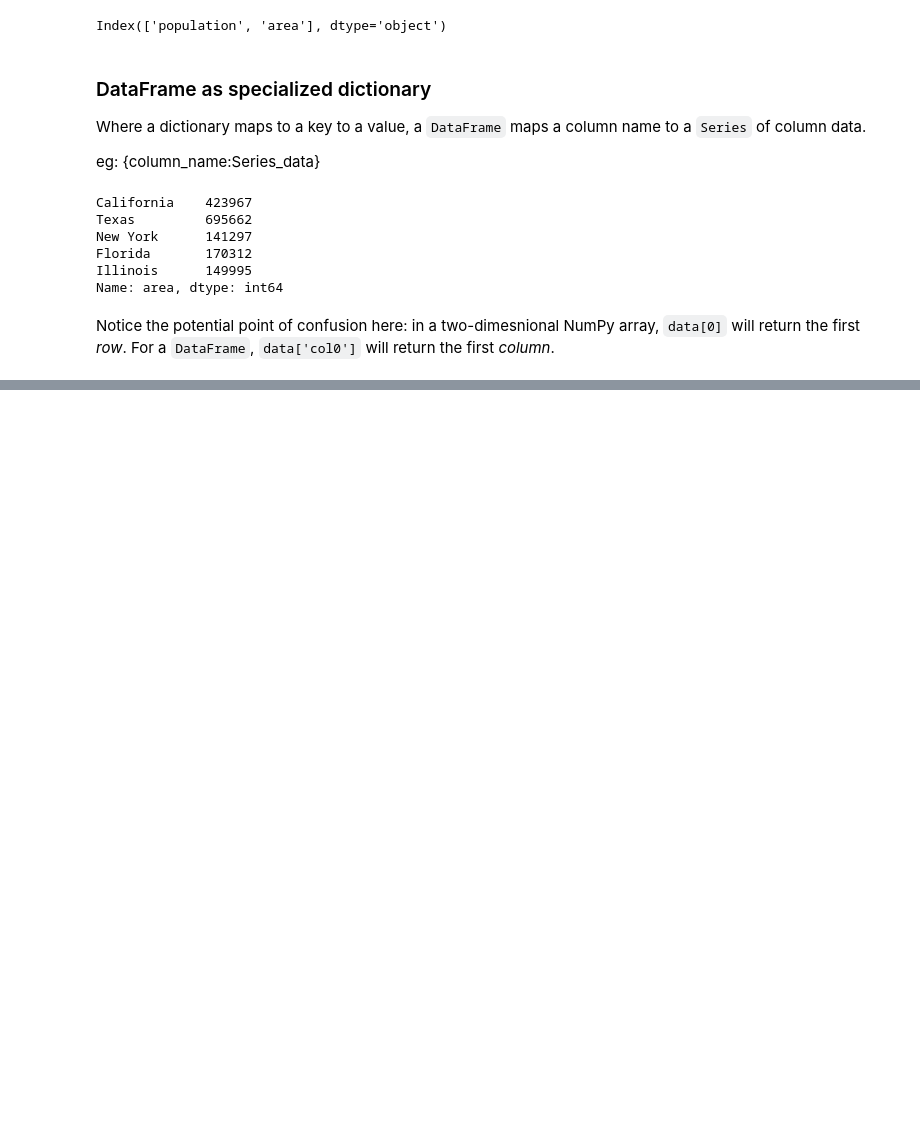
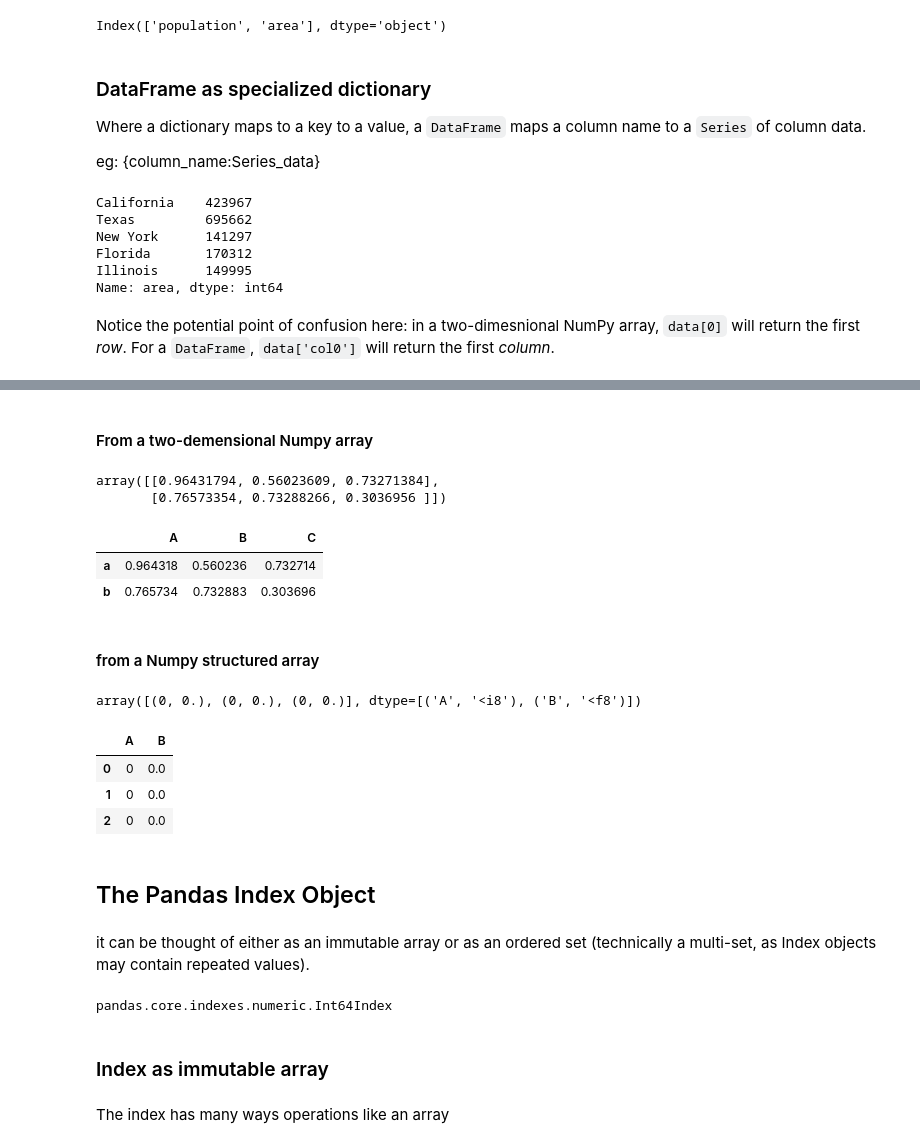
Before and after one commit to Laishuxin/python_data_science, a Jupyter notebook: 05.01_Introducing_Pandas_Objects.ipynb, the cells around one changed output, grey strips where cells are left out. Saved outputs shown, nothing was run; the diff lists cells and outputs as text; code cells hidden in the pictures; blank space fills up the shorter version.

```diff
--- a/05.01_Introducing_Pandas_Objects.ipynb
+++ b/05.01_Introducing_Pandas_Objects.ipynb
@@ -185,0 +261,42 @@ Notice the potential point of confusion here: in a two-dimesnional NumPy array,
+# %% [markdown]
+#### From a two-demensional Numpy array
+# %%
+data = np.random.rand(2,3)
+data
+# %% [output]
+array([[0.96431794, 0.56023609, 0.73271384],
+       [0.76573354, 0.73288266, 0.3036956 ]])
+# %%
+pd.DataFrame(data,columns=['A','B','C'], index=['a','b'])
+# %% [output]
+|  | A | B | C |
+| a | 0.964318 | 0.560236 | 0.732714 |
+| b | 0.765734 | 0.732883 | 0.303696 |
+# %% [markdown]
+#### from a Numpy structured array
+# %%
+A = np.zeros(3, dtype=[('A','i8'),('B','f8')])
+A
+# %% [output]
+array([(0, 0.), (0, 0.), (0, 0.)], dtype=[('A', '<i8'), ('B', '<f8')])
+# %%
+pd.DataFrame(A)
+# %% [output]
+|  | A | B |
+| 0 | 0 | 0.0 |
+| 1 | 0 | 0.0 |
+| 2 | 0 | 0.0 |
+# %% [markdown]
+## The Pandas Index Object
+# %% [markdown]
+ it can be thought of either as an immutable array or as an ordered set (technically a multi-set, as Index objects may contain repeated values).
+# %%
+# create a Index object
+ind = pd.Index([2,3,5,7,11])
+type(ind)
+# %% [output]
+pandas.core.indexes.numeric.Int64Index
+# %% [markdown]
+### Index as immutable array
+# %% [markdown]
+The index has many ways operations like an array
```
Also changed, not shown: parts of 25 cells of this notebook.
